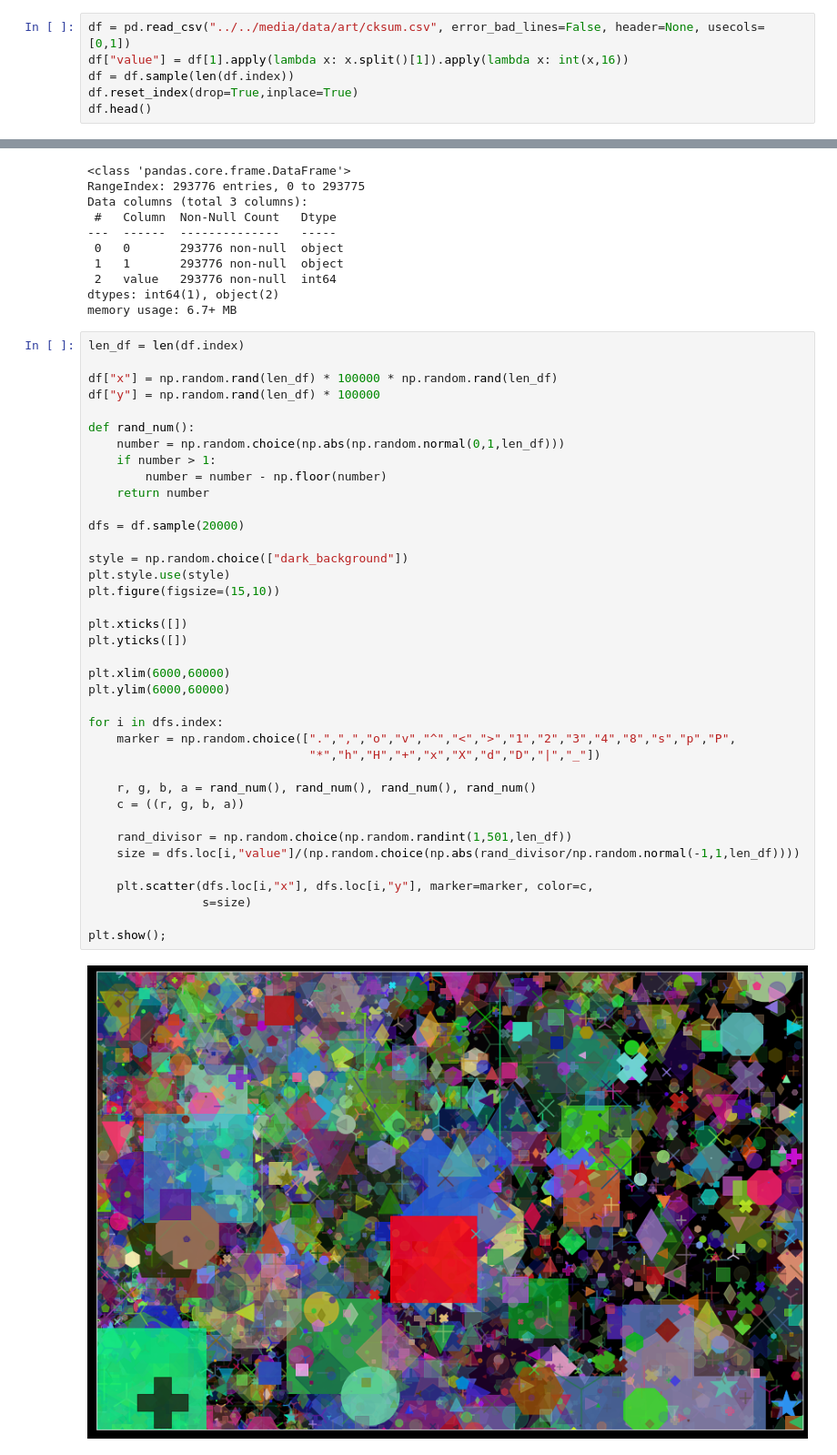
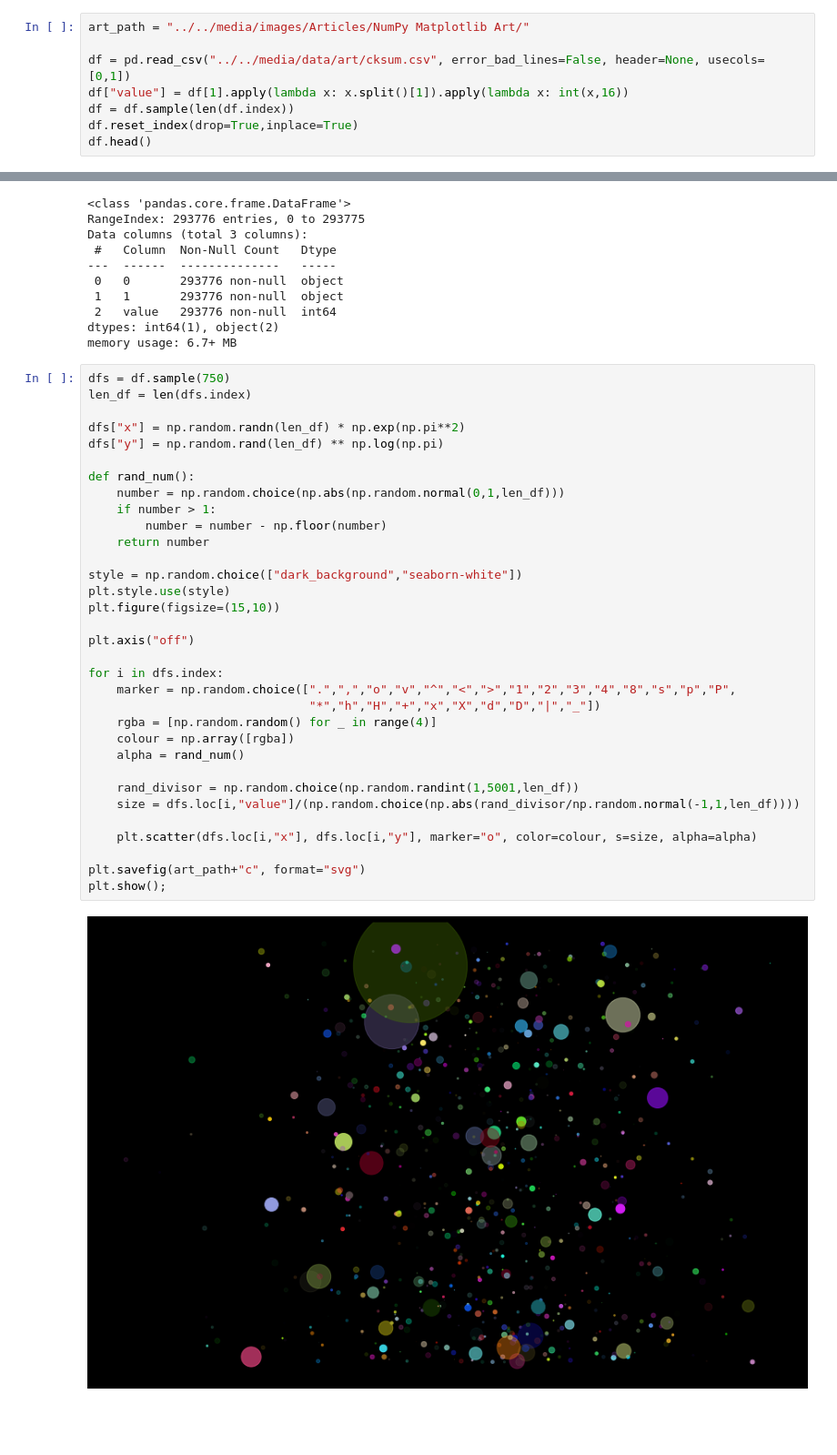
Before and after one commit to ericgitonga/sanaa, a Jupyter notebook: scatter-np-plt/sc-np-plt.ipynb, the cells around one changed output, grey strips where cells are left out. Shown: that part at 91% size. Drawn from its saved outputs; the diff is of its cells as text; blank space fills up the shorter version.

Commit message:
cleaned up code. add saving of image

```diff
--- a/scatter-np-plt/sc-np-plt.ipynb
+++ b/scatter-np-plt/sc-np-plt.ipynb
@@ -7,6 +7,8 @@ import matplotlib.pyplot as plt
 from warnings import filterwarnings
 filterwarnings("ignore")
 # %%
+art_path = "../../media/images/Articles/NumPy Matplotlib Art/"
+
 df = pd.read_csv("../../media/data/art/cksum.csv", error_bad_lines=False, header=None, usecols=[0,1])
 df["value"] = df[1].apply(lambda x: x.split()[1]).apply(lambda x: int(x,16))
 df = df.sample(len(df.index))
@@ -33,42 +35,37 @@ Data columns (total 3 columns):
 dtypes: int64(1), object(2)
 memory usage: 6.7+ MB
 # %%
-len_df = len(df.index)
+dfs = df.sample(750)
+len_df = len(dfs.index)
 
-df["x"] = np.random.rand(len_df) * 100000 * np.random.rand(len_df)
-df["y"] = np.random.rand(len_df) * 100000
+dfs["x"] = np.random.randn(len_df) * np.exp(np.pi**2)
+dfs["y"] = np.random.rand(len_df) ** np.log(np.pi)
 
 def rand_num():
     number = np.random.choice(np.abs(np.random.normal(0,1,len_df)))
     if number > 1:
         number = number - np.floor(number)
     return number
 
-dfs = df.sample(20000)
-
-style = np.random.choice(["dark_background"])
+style = np.random.choice(["dark_background","seaborn-white"])
 plt.style.use(style)
 plt.figure(figsize=(15,10))
 
-plt.xticks([])
-plt.yticks([])
-
-plt.xlim(6000,60000)
-plt.ylim(6000,60000)
+plt.axis("off")
 
 for i in dfs.index:
     marker = np.random.choice([".",",","o","v","^","<",">","1","2","3","4","8","s","p","P",
                                "*","h","H","+","x","X","d","D","|","_"])
+    rgba = [np.random.random() for _ in range(4)]
+    colour = np.array([rgba])
+    alpha = rand_num()
 
-    r, g, b, a = rand_num(), rand_num(), rand_num(), rand_num()
-    c = ((r, g, b, a))
-
-    rand_divisor = np.random.choice(np.random.randint(1,501,len_df))
+    rand_divisor = np.random.choice(np.random.randint(1,5001,len_df))
     size = dfs.loc[i,"value"]/(np.random.choice(np.abs(rand_divisor/np.random.normal(-1,1,len_df))))
 
-    plt.scatter(dfs.loc[i,"x"], dfs.loc[i,"y"], marker=marker, color=c,
-                s=size)
+    plt.scatter(dfs.loc[i,"x"], dfs.loc[i,"y"], marker="o", color=colour, s=size, alpha=alpha)
 
+plt.savefig(art_path+"c", format="svg")
 plt.show();
 # %% [output]
-[figure, old version]
+[figure, new version]
```
Also changed, not shown: parts of 1 cell of this notebook, 1 other file.
